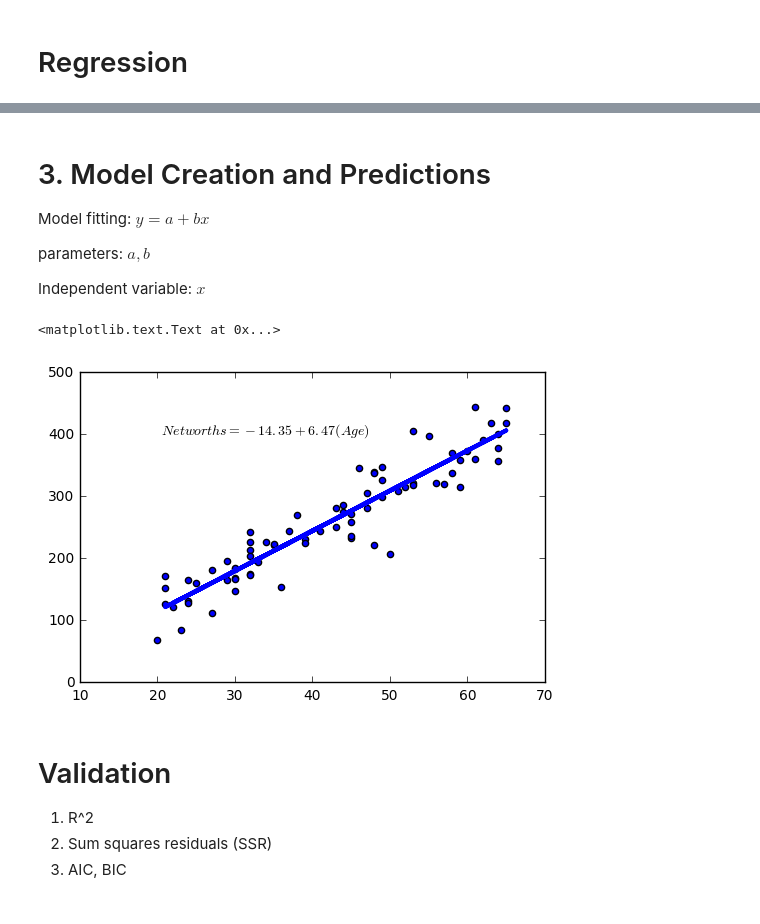
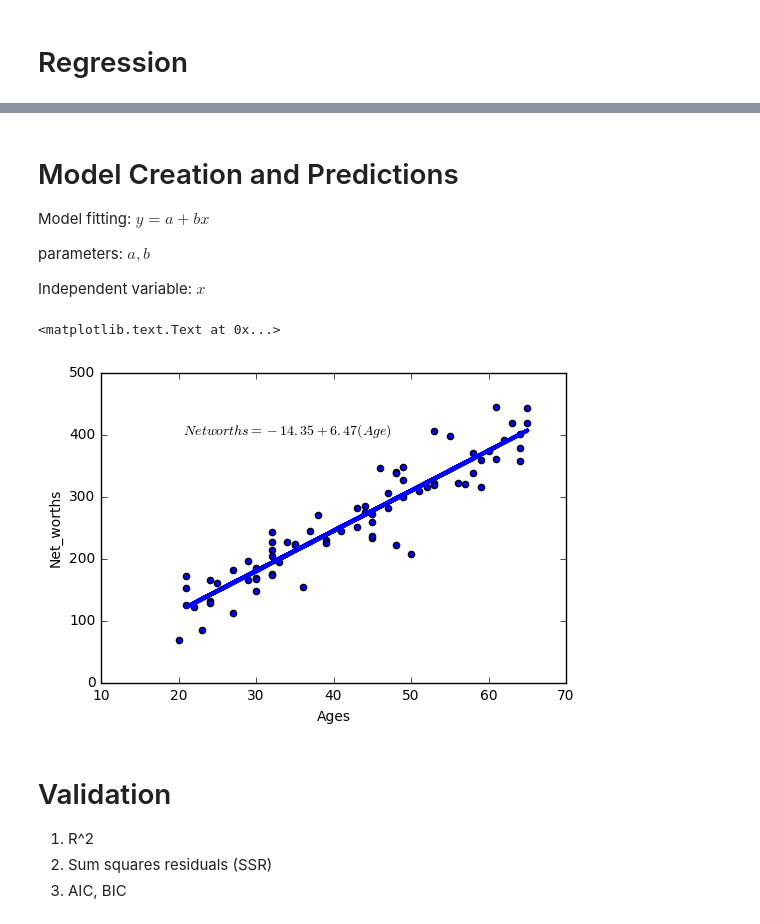
Before and after one commit to machine-learning-colombia/examples, a Jupyter notebook: notebooks/notMNIST/Regression.ipynb, the cells around one changed output, grey strips where cells are left out. Drawn from its saved outputs; the diff is of its cells as text; code cells hidden in the pictures.

```diff
--- a/notebooks/notMNIST/Regression.ipynb
+++ b/notebooks/notMNIST/Regression.ipynb
@@ -49,5 +107,5 @@ plt.show()
 # %% [markdown]
-# 3. Model Creation and Predictions
+# Model Creation and Predictions
 
 Model fitting:  $y = a + bx$
 
@@ -57,22 +115,24 @@ Independent variable: $x$
 # %%
 %matplotlib inline
 
 reg = LinearRegression()
 reg.fit(ages_train, net_worths_train)
 
 fig = plt.figure()
 ax = fig.add_subplot(111)
 plt.scatter(ages_train,net_worths_train)
 plt.plot(ages_test, reg.predict(ages_test), color='blue',linewidth=3)
+plt.xlabel('Ages')
+plt.ylabel('Net_worths')
 
 intercep = reg.intercept_
 slope = reg.coef_
 
 ax.text(20, 400, r' $Net worths =' + str(round(intercep.item(0),2)) +' + '
                                    + str(round(slope.item(0),2)) + '(Age) $', fontsize=10)
 # %% [output]
 <matplotlib.text.Text at 0x...>
-[figure, old version]
+[figure, new version]
 # %% [markdown]
 # Validation
 
```
Also changed, not shown: parts of 7 cells of this notebook, 2 other files.
